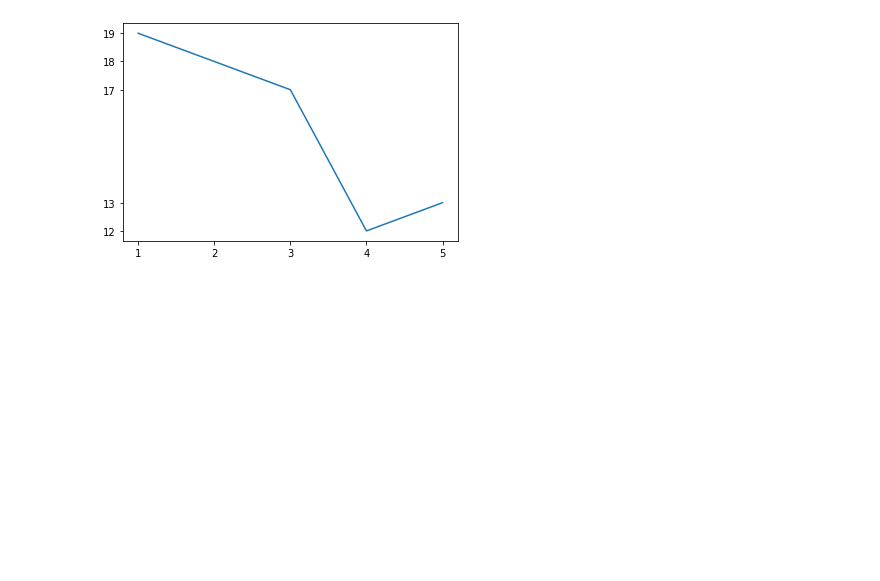
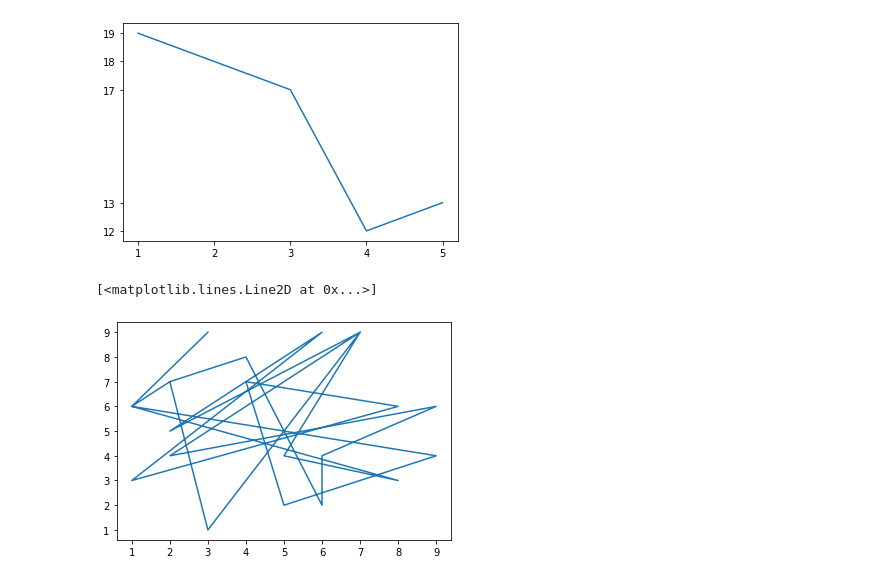
Before and after one commit to MayuVegeta/MSc-Part-1-503-FDS, a Jupyter notebook: Graph.ipynb, the cells around one changed output. Saved outputs shown, nothing was run; the diff lists cells and outputs as text; code cells hidden in the pictures; blank space fills up the shorter version.

```diff
--- a/Graph.ipynb
+++ b/Graph.ipynb
@@ -68,3 +68,14 @@ plt.yticks(y)
   <matplotlib.axis.YTick at 0x...>],
  <a list of 5 Text major ticklabel objects>)
 [figure]
+# %%
+import matplotlib.pyplot as plt
+fig, ax = plt.subplots()
+
+x = [2, 4, 6, 6, 9, 2, 7, 2, 6, 1, 8, 4, 5, 9, 1, 2, 3, 7, 5, 8, 1, 3]
+y = [7, 8, 2, 4, 6, 4, 9, 5, 9, 3, 6, 7, 2, 4, 6, 7, 1, 9, 4, 3, 6, 9]
+
+ax.plot(x, y)
+# %% [output]
+[<matplotlib.lines.Line2D at 0x...>]
+[figure, added]
```
